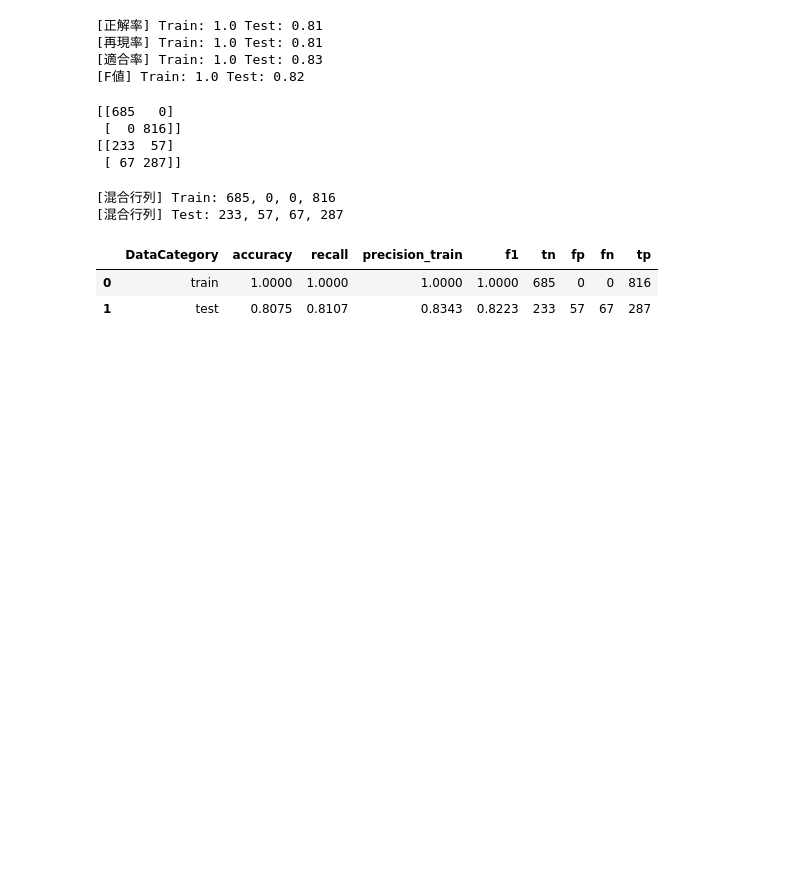
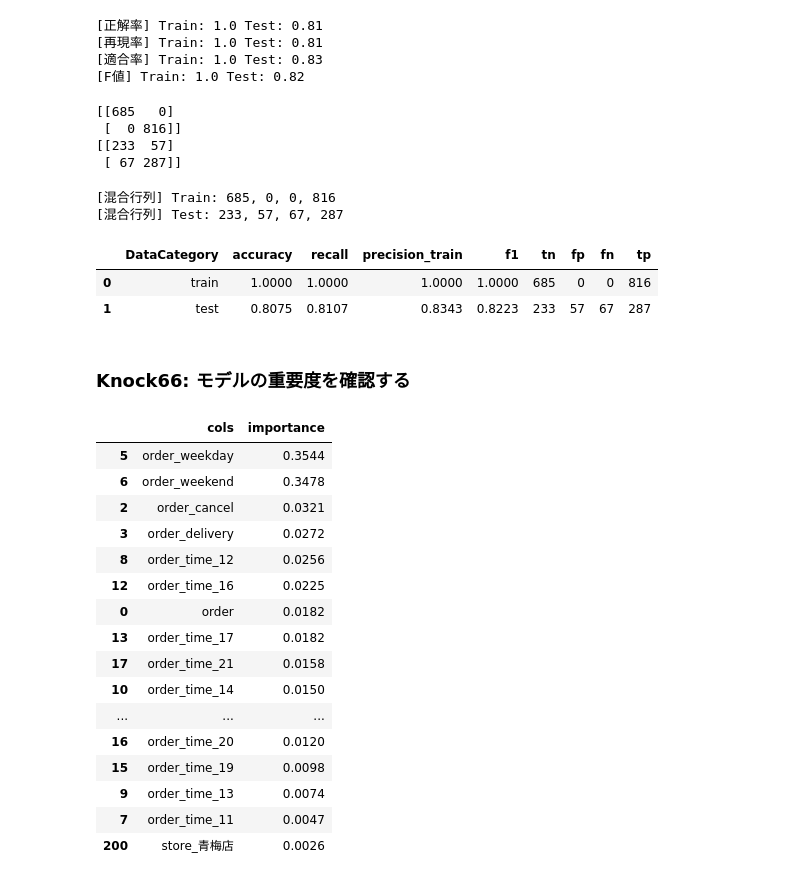
Before and after one commit to ginmaruGH/python-practical-machine-learning-system-100knocks, a Jupyter notebook: ch07/ch07.ipynb, the cells around one changed output. Cells and saved outputs as stored; diff of their text form; code cells hidden in the pictures; blank space fills up the shorter version.

Commit message:
Knock66: モデルの重要度を確認する

```diff
--- a/ch07/ch07.ipynb
+++ b/ch07/ch07.ipynb
@@ -349,3 +349,33 @@ display(score)
 |  | DataCategory | accuracy | recall | precision_train | f1 | tn | fp | fn | tp |
 | 0 | train | 1.0000 | 1.0000 | 1.0000 | 1.0000 | 685 | 0 | 0 | 816 |
 | 1 | test | 0.8075 | 0.8107 | 0.8343 | 0.8223 | 233 | 57 | 67 | 287 |
+# %% [markdown]
+### Knock66: モデルの重要度を確認する
+# %%
+# モデルの重要度 Top10
+
+importance = pd.DataFrame({
+    "cols": X_train.columns,
+    "importance": model.feature_importances_
+})
+importance = importance.sort_values("importance", ascending=False)
+
+display(importance.head(20))
+# %% [output]
+|  | cols | importance |
+| 5 | order_weekday | 0.3544 |
+| 6 | order_weekend | 0.3478 |
+| 2 | order_cancel | 0.0321 |
+| 3 | order_delivery | 0.0272 |
+| 8 | order_time_12 | 0.0256 |
+| 12 | order_time_16 | 0.0225 |
+| 0 | order | 0.0182 |
+| 13 | order_time_17 | 0.0182 |
+| 17 | order_time_21 | 0.0158 |
+| 10 | order_time_14 | 0.0150 |
+| ... | ... | ... |
+| 16 | order_time_20 | 0.0120 |
+| 15 | order_time_19 | 0.0098 |
+| 9 | order_time_13 | 0.0074 |
+| 7 | order_time_11 | 0.0047 |
+| 200 | store_青梅店 | 0.0026 |
```
Also changed, not shown: parts of 2 cells of this notebook.
